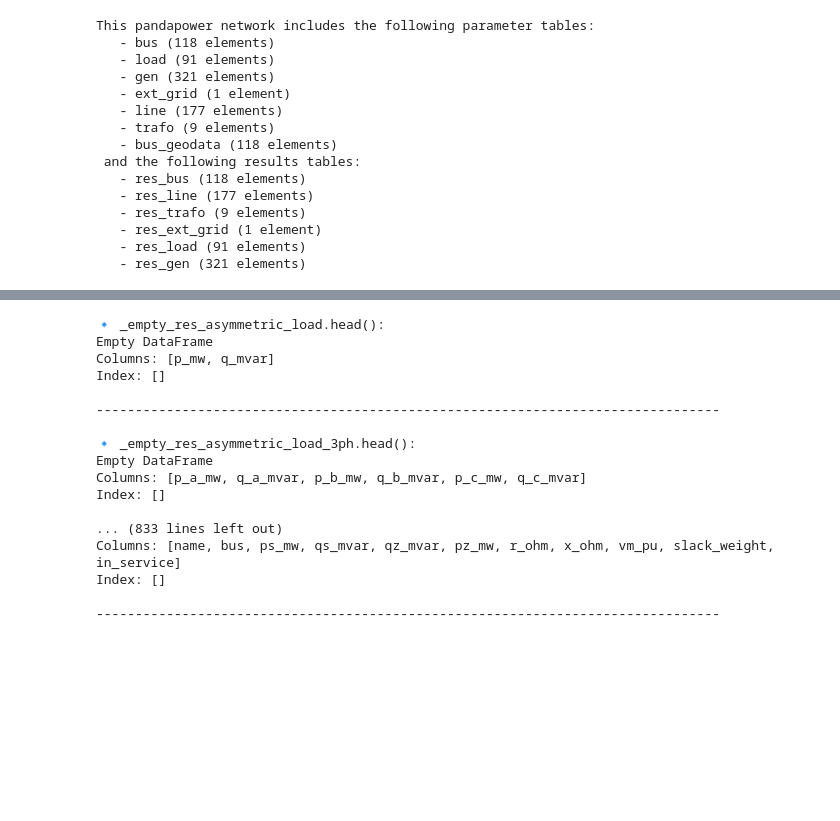
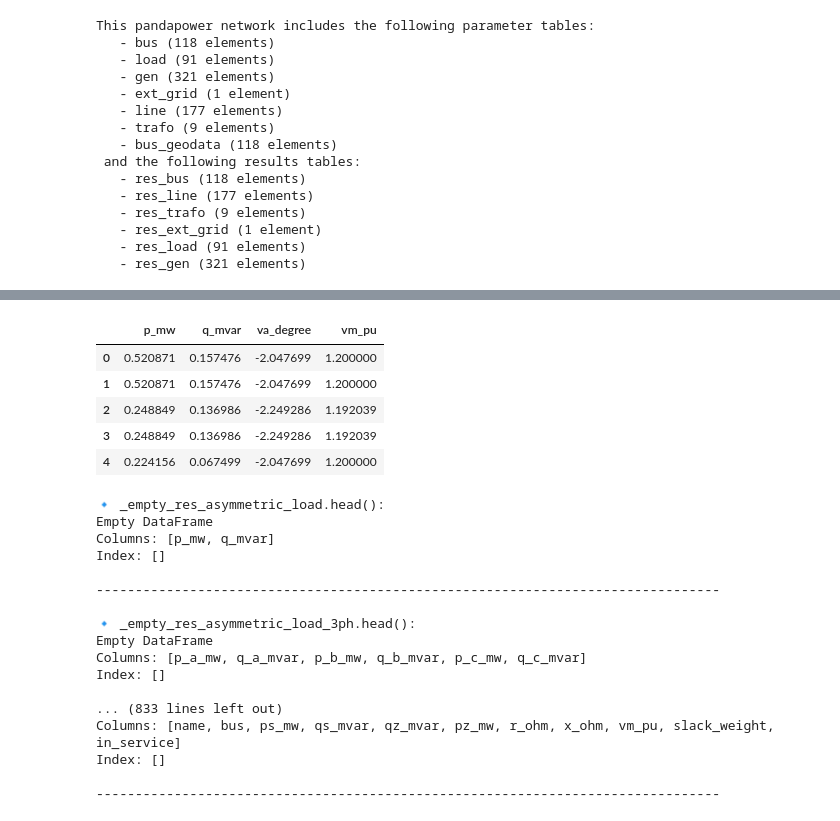
Before and after one commit to dhruvsuri17/PowerGNN, a Jupyter notebook: notebooks/pf_exploratory.ipynb, the cells around one changed output, grey strips where cells are left out. Saved outputs shown, nothing was run; the diff lists cells and outputs as text; code cells hidden in the pictures; blank space fills up the shorter version.

```diff
--- a/notebooks/pf_exploratory.ipynb
+++ b/notebooks/pf_exploratory.ipynb
@@ -37,0 +47,9 @@ This pandapower network includes the following parameter tables:
+# %%
+sample.res_gen.head()
+# %% [output]
+|  | p_mw | q_mvar | va_degree | vm_pu |
+| 0 | 0.520871 | 0.157476 | -2.047699 | 1.200000 |
+| 1 | 0.520871 | 0.157476 | -2.047699 | 1.200000 |
+| 2 | 0.248849 | 0.136986 | -2.249286 | 1.192039 |
+| 3 | 0.248849 | 0.136986 | -2.249286 | 1.192039 |
+| 4 | 0.224156 | 0.067499 | -2.047699 | 1.200000 |
```
Also changed, not shown: parts of 2 cells of this notebook, 7 other files.
